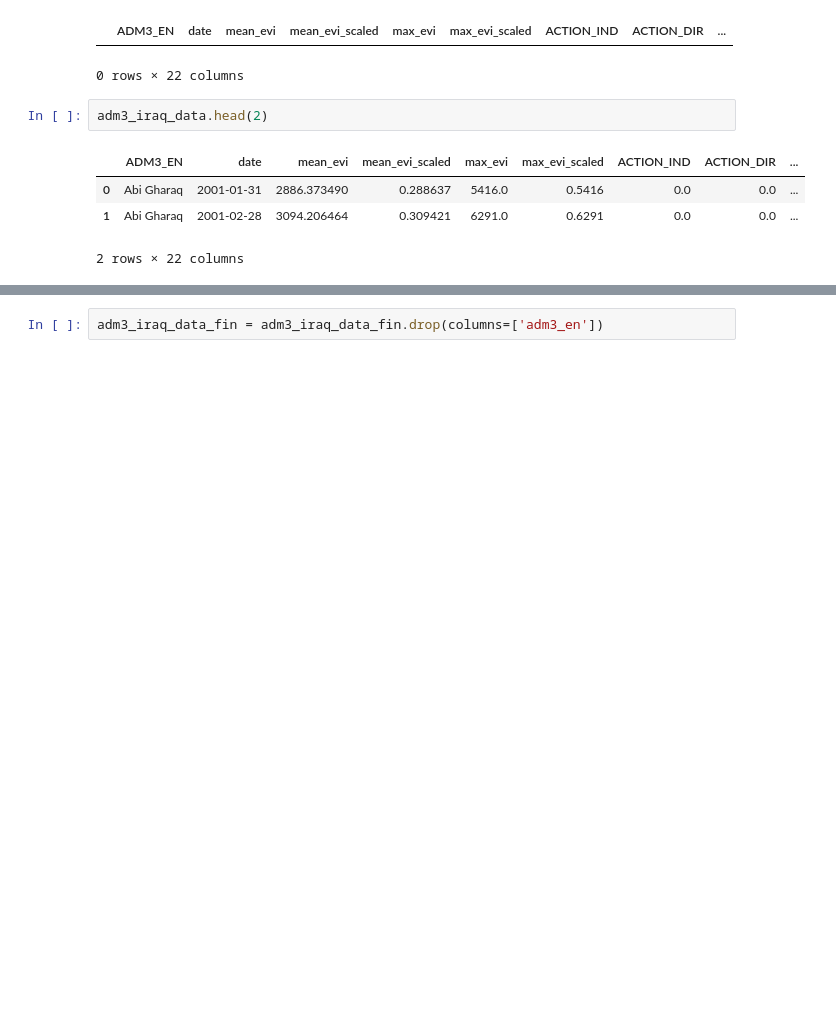
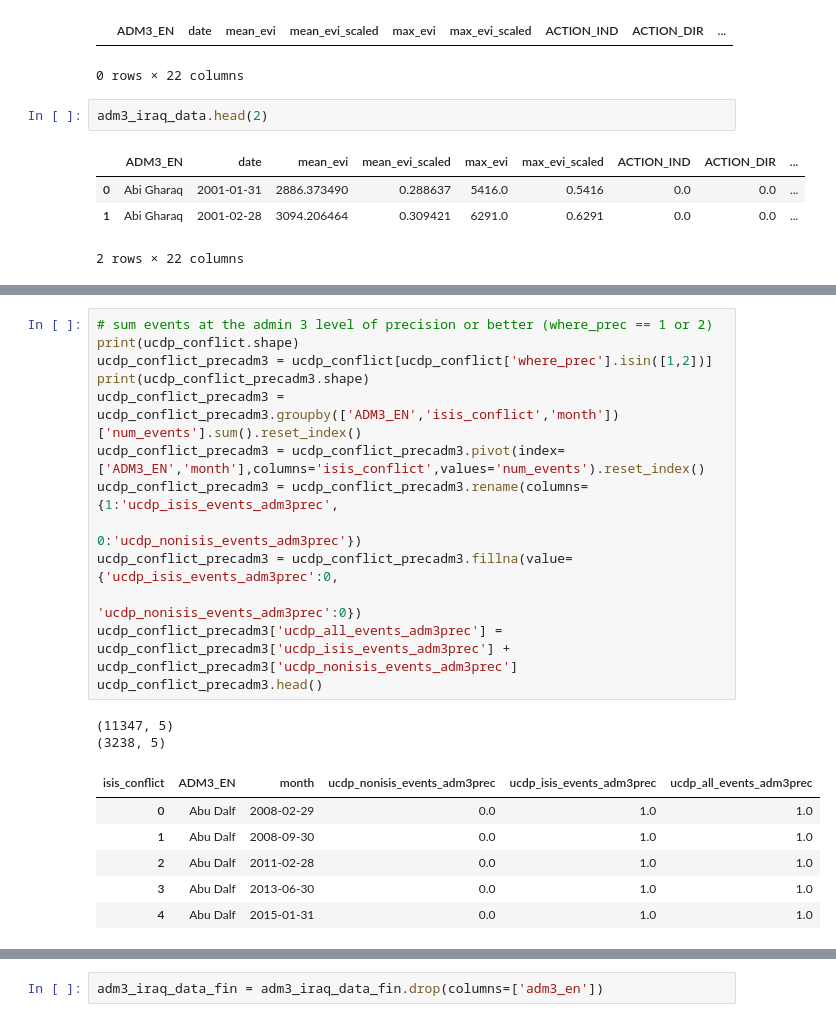
Before and after one commit to natalie-ayers/Iraq-post-conflict-rebel-governance, a Jupyter notebook: merge_datasets_adm3.ipynb, the cells around one changed output, grey strips where cells are left out. Drawn from its saved outputs; the diff is of its cells as text; blank space fills up the shorter version.

```diff
--- a/merge_datasets_adm3.ipynb
+++ b/merge_datasets_adm3.ipynb
@@ -393,0 +432,22 @@ adm3_iraq_data.head()
+# %%
+# sum events at the admin 3 level of precision or better (where_prec == 1 or 2)
+print(ucdp_conflict.shape)
+ucdp_conflict_precadm3 = ucdp_conflict[ucdp_conflict['where_prec'].isin([1,2])]
+print(ucdp_conflict_precadm3.shape)
+ucdp_conflict_precadm3 = ucdp_conflict_precadm3.groupby(['ADM3_EN','isis_conflict','month'])['num_events'].sum().reset_index()
+ucdp_conflict_precadm3 = ucdp_conflict_precadm3.pivot(index=['ADM3_EN','month'],columns='isis_conflict',values='num_events').reset_index()
+ucdp_conflict_precadm3 = ucdp_conflict_precadm3.rename(columns={1:'ucdp_isis_events_adm3prec',
+                                                                0:'ucdp_nonisis_events_adm3prec'})
+ucdp_conflict_precadm3 = ucdp_conflict_precadm3.fillna(value={'ucdp_isis_events_adm3prec':0,
+                                                               'ucdp_nonisis_events_adm3prec':0})
+ucdp_conflict_precadm3['ucdp_all_events_adm3prec'] = ucdp_conflict_precadm3['ucdp_isis_events_adm3prec'] + ucdp_conflict_precadm3['ucdp_nonisis_events_adm3prec']
+ucdp_conflict_precadm3.head()
+# %% [output]
+(11347, 5)
+(3238, 5)
+| isis_conflict | ADM3_EN | month | ucdp_nonisis_events_adm3prec | ucdp_isis_events_adm3prec | ucdp_all_events_adm3prec |
+| 0 | Abu Dalf | 2008-02-29 | 0.0 | 1.0 | 1.0 |
+| 1 | Abu Dalf | 2008-09-30 | 0.0 | 1.0 | 1.0 |
+| 2 | Abu Dalf | 2011-02-28 | 0.0 | 1.0 | 1.0 |
+| 3 | Abu Dalf | 2013-06-30 | 0.0 | 1.0 | 1.0 |
+| 4 | Abu Dalf | 2015-01-31 | 0.0 | 1.0 | 1.0 |
```
Also changed, not shown: parts of 20 cells of this notebook, 1 other file.
